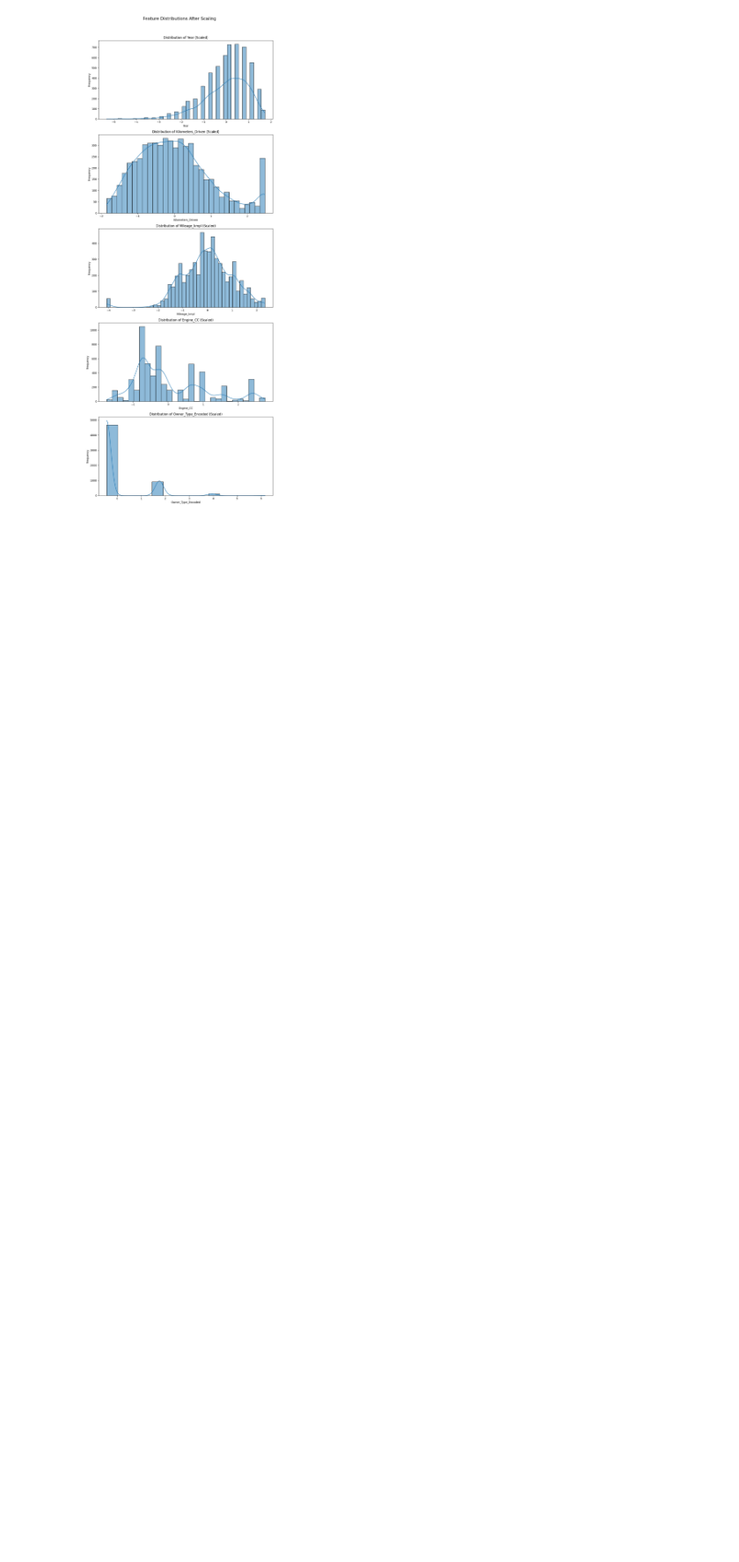
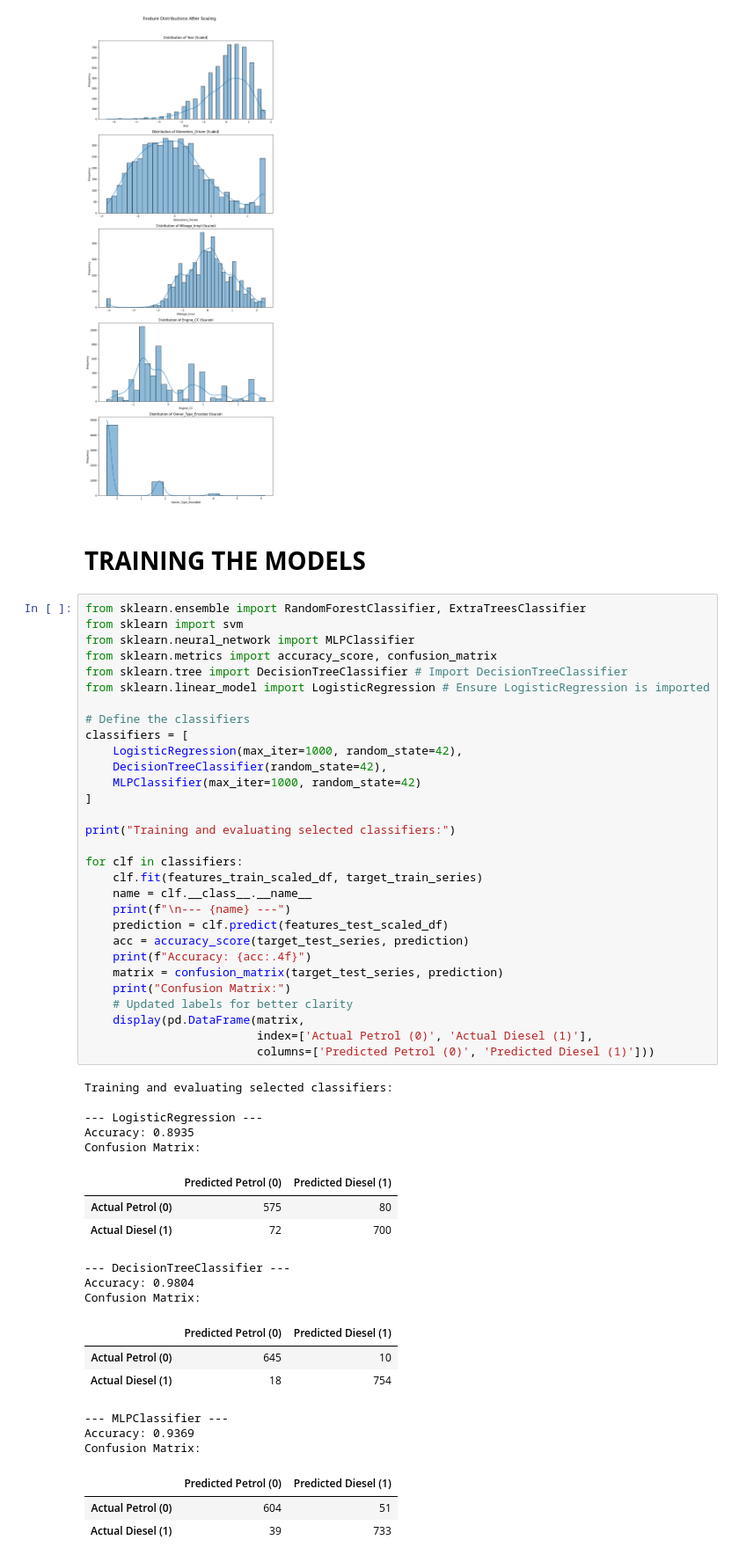
Before and after one commit to AnnabelleMcSharry/AI-ML-Car-Data, a Jupyter notebook: Task1.ipynb, the cells around one changed output. Shown at 88% size. Saved outputs shown, nothing was run; the diff lists cells and outputs as text; blank space fills up the shorter version.

```diff
--- a/Task1.ipynb
+++ b/Task1.ipynb
@@ -614,3 +614,56 @@ plt.tight_layout()
 plt.show()
 # %% [output]
 [figure]
+# %% [markdown]
+# **TRAINING THE MODELS**
+# %%
+from sklearn.ensemble import RandomForestClassifier, ExtraTreesClassifier
+from sklearn import svm
+from sklearn.neural_network import MLPClassifier
+from sklearn.metrics import accuracy_score, confusion_matrix
+from sklearn.tree import DecisionTreeClassifier # Import DecisionTreeClassifier
+from sklearn.linear_model import LogisticRegression # Ensure LogisticRegression is imported
+
+# Define the classifiers
+classifiers = [
+    LogisticRegression(max_iter=1000, random_state=42),
+    DecisionTreeClassifier(random_state=42),
+    MLPClassifier(max_iter=1000, random_state=42)
+]
+
+print("Training and evaluating selected classifiers:")
+
+for clf in classifiers:
+    clf.fit(features_train_scaled_df, target_train_series)
+    name = clf.__class__.__name__
+    print(f"\n--- {name} ---")
+    prediction = clf.predict(features_test_scaled_df)
+    acc = accuracy_score(target_test_series, prediction)
+    print(f"Accuracy: {acc:.4f}")
+    matrix = confusion_matrix(target_test_series, prediction)
+    print("Confusion Matrix:")
+    # Updated labels for better clarity
+    display(pd.DataFrame(matrix,
+                         index=['Actual Petrol (0)', 'Actual Diesel (1)'],
+                         columns=['Predicted Petrol (0)', 'Predicted Diesel (1)']))
+# %% [output]
+Training and evaluating selected classifiers:
+
+--- LogisticRegression ---
+Accuracy: 0.8935
+Confusion Matrix:
+|  | Predicted Petrol (0) | Predicted Diesel (1) |
+| Actual Petrol (0) | 575 | 80 |
+| Actual Diesel (1) | 72 | 700 |
+--- DecisionTreeClassifier ---
+Accuracy: 0.9804
+Confusion Matrix:
+|  | Predicted Petrol (0) | Predicted Diesel (1) |
+| Actual Petrol (0) | 645 | 10 |
+| Actual Diesel (1) | 18 | 754 |
+--- MLPClassifier ---
+Accuracy: 0.9369
+Confusion Matrix:
+|  | Predicted Petrol (0) | Predicted Diesel (1) |
+| Actual Petrol (0) | 604 | 51 |
+| Actual Diesel (1) | 39 | 733 |
```
Also changed, not shown: parts of 2 cells of this notebook.
